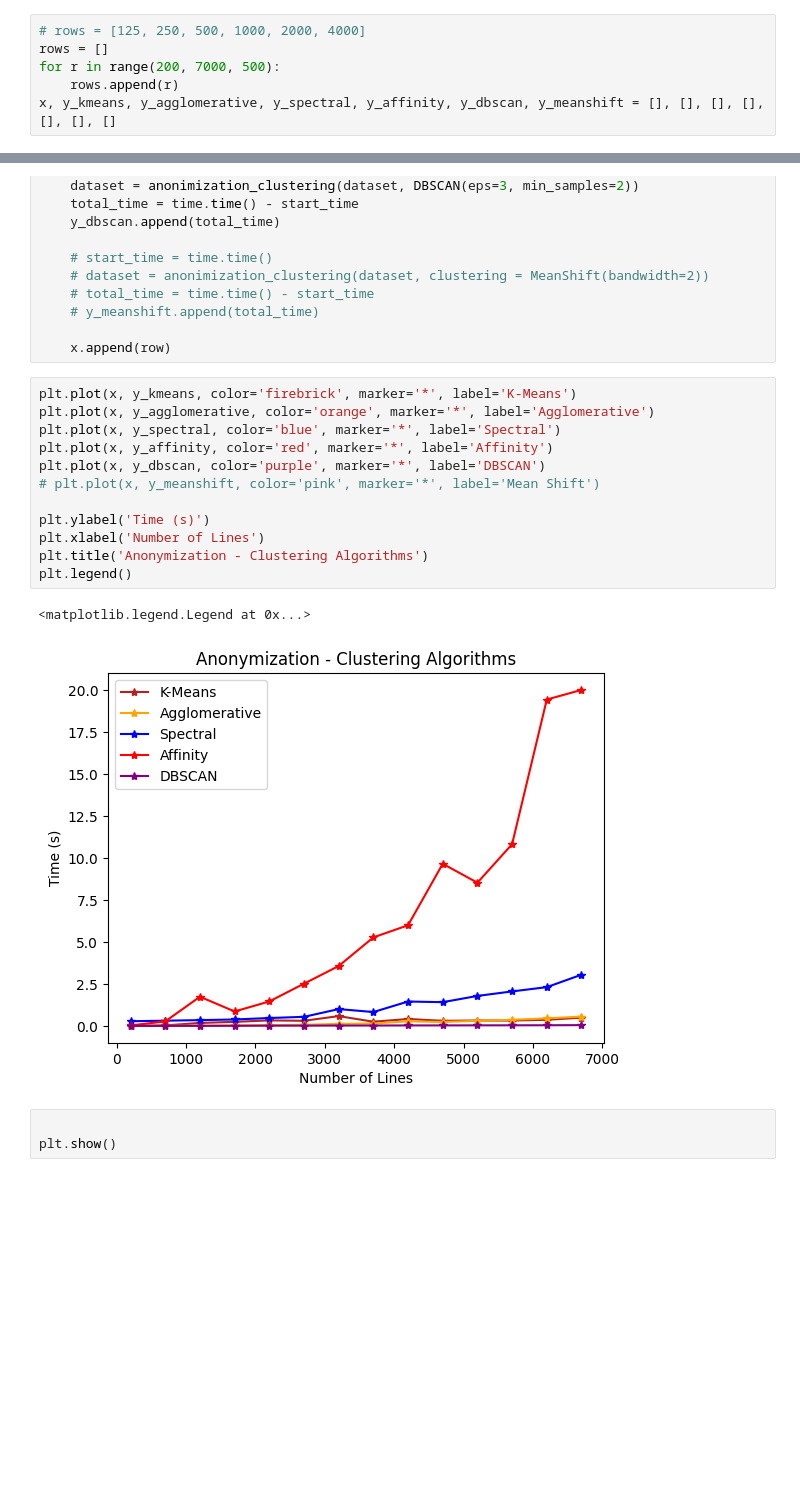
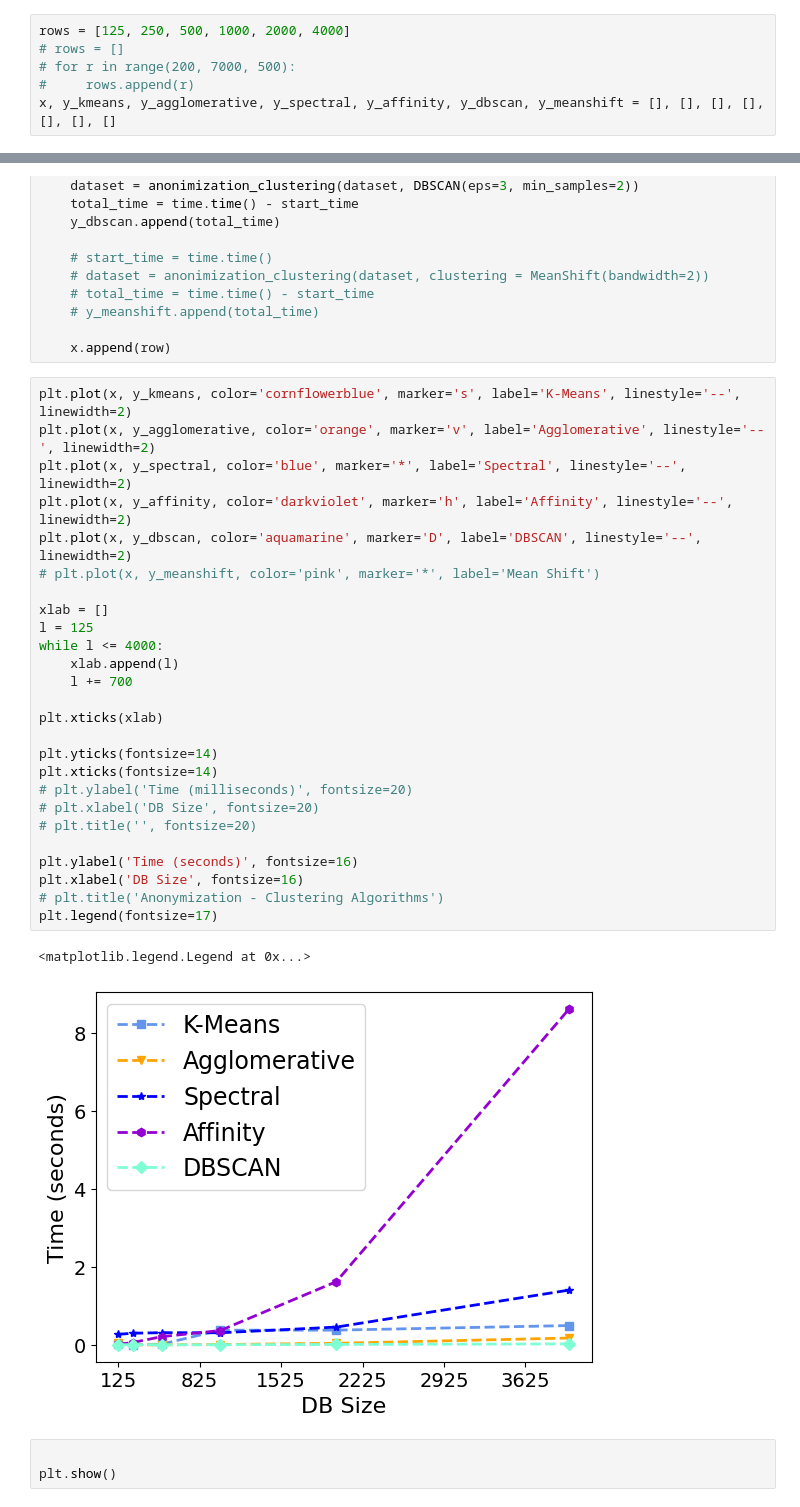
Before and after one commit to Matheus-Monteiro/anonymization, a Jupyter notebook: frida.ipynb, the cells around one changed output, grey strips where cells are left out. Saved outputs shown, nothing was run; the diff lists cells and outputs as text; blank space fills up the shorter version.

```diff
--- a/frida.ipynb
+++ b/frida.ipynb
@@ -125,10 +126,10 @@ def create_dataset(num_of_rows, number_of_columns, faker):
 Faker.seed(123)
 fake = Faker()
 # %%
-# rows = [125, 250, 500, 1000, 2000, 4000]
-rows = []
-for r in range(200, 7000, 500):
-    rows.append(r)
+rows = [125, 250, 500, 1000, 2000, 4000]
+# rows = []
+# for r in range(200, 7000, 500):
+#     rows.append(r)
 x, y_kmeans, y_agglomerative, y_spectral, y_affinity, y_dbscan, y_meanshift = [], [], [], [], [], [], []
 # %%
 for row in rows:
@@ -166,20 +167,34 @@ for row in rows:
 
     x.append(row)
 # %%
-plt.plot(x, y_kmeans, color='firebrick', marker='*', label='K-Means')
-plt.plot(x, y_agglomerative, color='orange', marker='*', label='Agglomerative')
-plt.plot(x, y_spectral, color='blue', marker='*', label='Spectral')
-plt.plot(x, y_affinity, color='red', marker='*', label='Affinity')
-plt.plot(x, y_dbscan, color='purple', marker='*', label='DBSCAN')
+plt.plot(x, y_kmeans, color='cornflowerblue', marker='s', label='K-Means', linestyle='--', linewidth=2)
+plt.plot(x, y_agglomerative, color='orange', marker='v', label='Agglomerative', linestyle='--', linewidth=2)
+plt.plot(x, y_spectral, color='blue', marker='*', label='Spectral', linestyle='--', linewidth=2)
+plt.plot(x, y_affinity, color='darkviolet', marker='h', label='Affinity', linestyle='--', linewidth=2)
+plt.plot(x, y_dbscan, color='aquamarine', marker='D', label='DBSCAN', linestyle='--', linewidth=2)
 # plt.plot(x, y_meanshift, color='pink', marker='*', label='Mean Shift')
 
-plt.ylabel('Time (s)')
-plt.xlabel('Number of Lines')
-plt.title('Anonymization - Clustering Algorithms')
-plt.legend()
+xlab = []
+l = 125
+while l <= 4000:
+    xlab.append(l)
+    l += 700
+
+plt.xticks(xlab)
+
+plt.yticks(fontsize=14)
+plt.xticks(fontsize=14)
+# plt.ylabel('Time (milliseconds)', fontsize=20)
+# plt.xlabel('DB Size', fontsize=20)
+# plt.title('', fontsize=20)
+
+plt.ylabel('Time (seconds)', fontsize=16)
+plt.xlabel('DB Size', fontsize=16)
+# plt.title('Anonymization - Clustering Algorithms')
+plt.legend(fontsize=17)
 # %% [output]
 <matplotlib.legend.Legend at 0x...>
-[figure, old version]
+[figure, new version]
 # %%
 
 plt.show()
```
Also changed, not shown: parts of 1 cell of this notebook, 11 other files.
